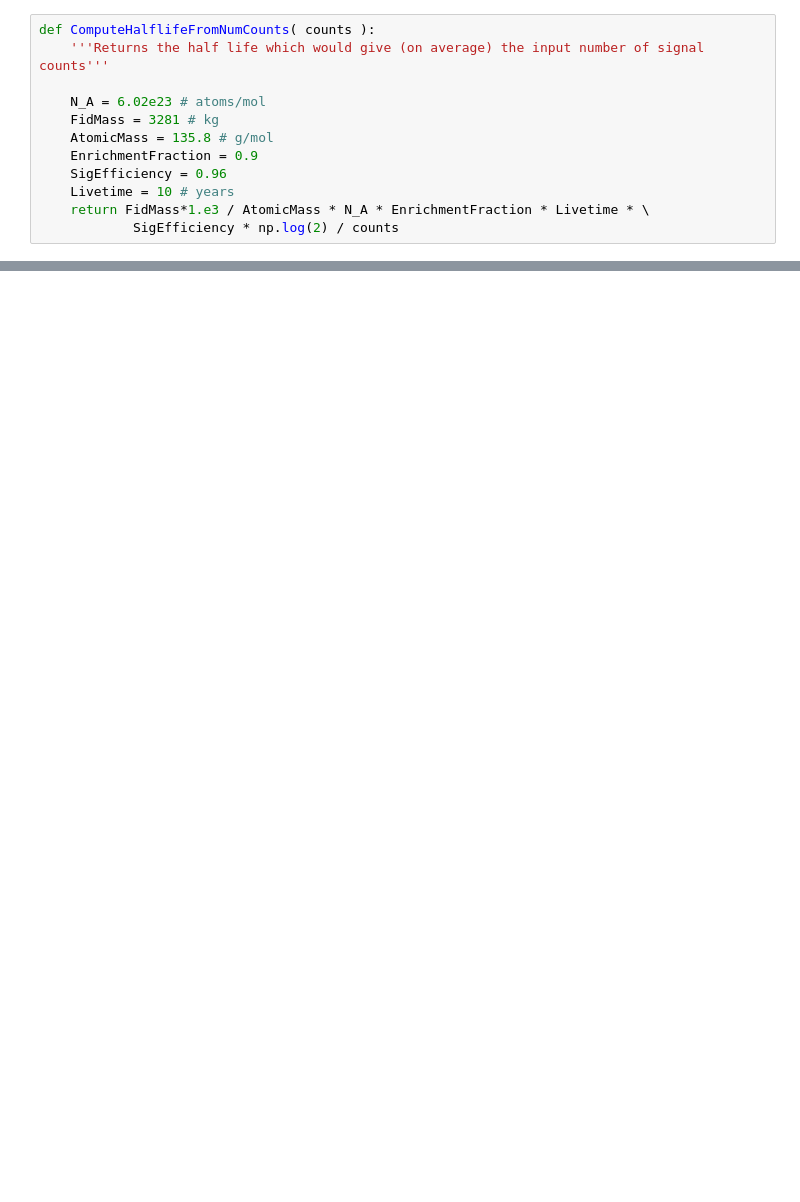
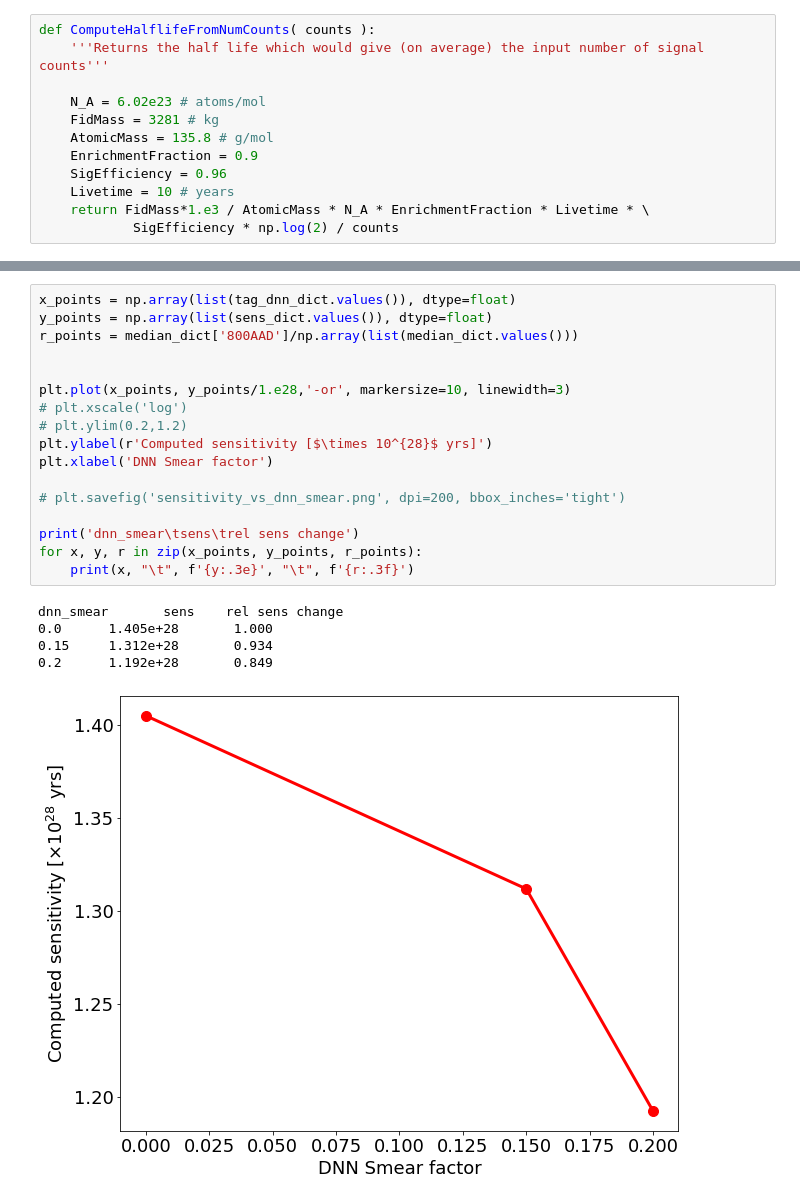
Before and after one commit to YMTheory/sensitivity, a Jupyter notebook: work/SensitivityPaper2020_scripts/MultivariationStudy/multivar analysis.ipynb, the cells around one changed output, grey strips where cells are left out. Saved outputs shown, nothing was run; the diff lists cells and outputs as text; blank space fills up the shorter version.

```diff
--- a/work/SensitivityPaper2020_scripts/MultivariationStudy/multivar analysis.ipynb
+++ b/work/SensitivityPaper2020_scripts/MultivariationStudy/multivar analysis.ipynb
@@ -84,0 +122,23 @@ Sensitivity: 1.21e+28 years
+# %%
+x_points = np.array(list(tag_dnn_dict.values()), dtype=float)
+y_points = np.array(list(sens_dict.values()), dtype=float)
+r_points = median_dict['800AAD']/np.array(list(median_dict.values()))
+
+
+plt.plot(x_points, y_points/1.e28,'-or', markersize=10, linewidth=3)
+# plt.xscale('log')
+# plt.ylim(0.2,1.2)
+plt.ylabel(r'Computed sensitivity [$\times 10^{28}$ yrs]')
+plt.xlabel('DNN Smear factor')
+
+# plt.savefig('sensitivity_vs_dnn_smear.png', dpi=200, bbox_inches='tight')
+
+print('dnn_smear\tsens\trel sens change')
+for x, y, r in zip(x_points, y_points, r_points):
+    print(x, "\t", f'{y:.3e}', "\t", f'{r:.3f}')
+# %% [output]
+dnn_smear       sens    rel sens change
+0.0      1.405e+28       1.000
+0.15     1.312e+28       0.934
+0.2      1.192e+28       0.849
+[figure, added]
```
Also changed, not shown: parts of 6 cells of this notebook.
